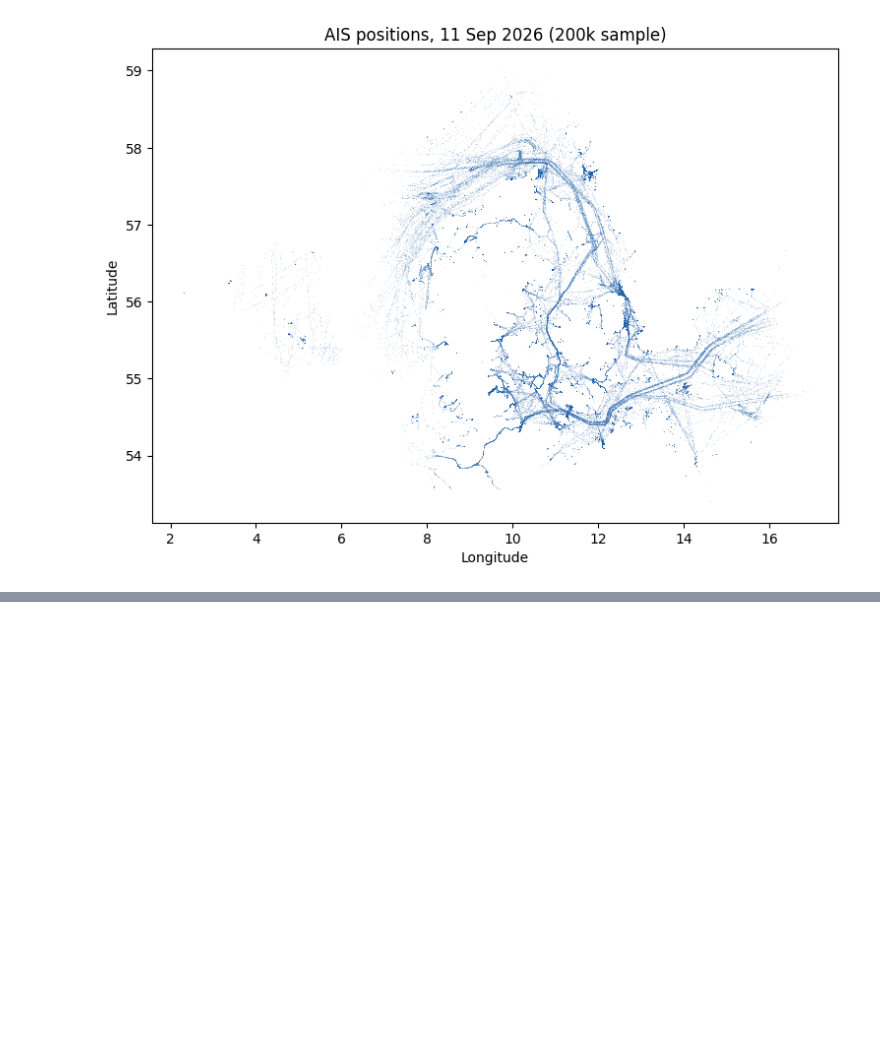
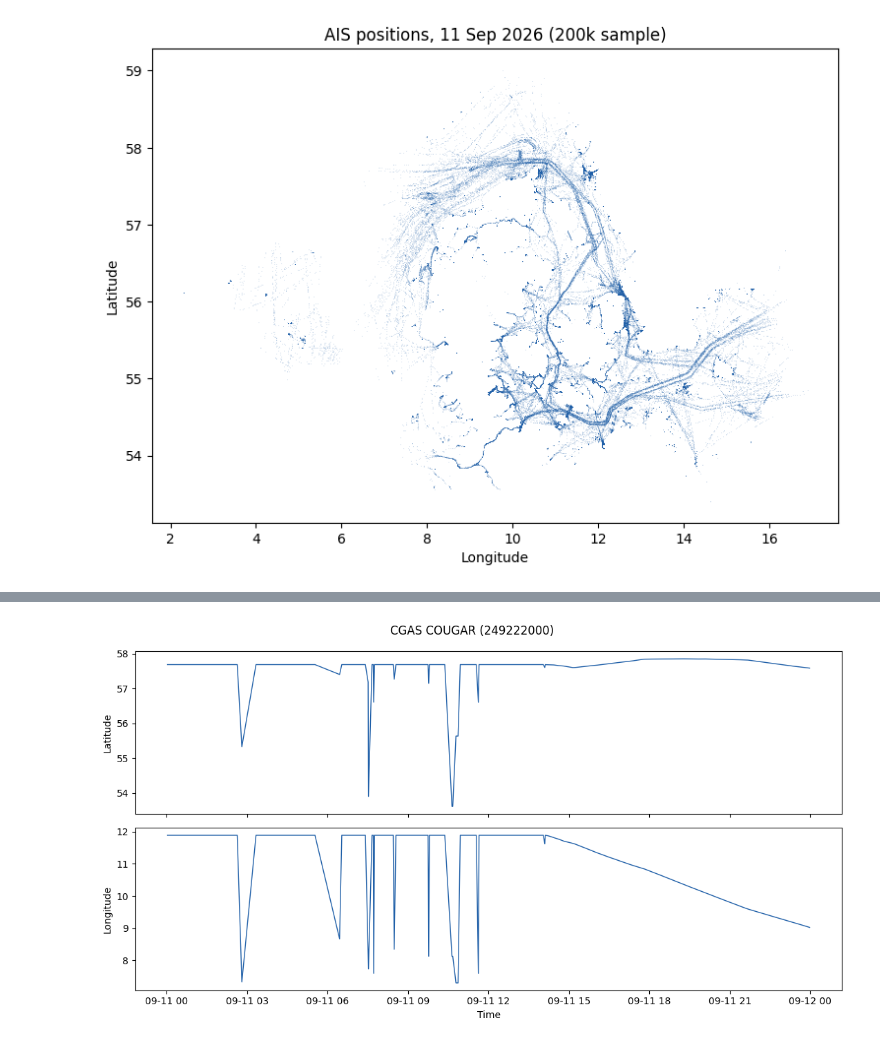
Before and after one commit to abir171915/vessel_tracking, a Jupyter notebook: ve_track.ipynb, the cells around one changed output, grey strips where cells are left out. Saved outputs shown, nothing was run; the diff lists cells and outputs as text; code cells hidden in the pictures; blank space fills up the shorter version.

```diff
--- a/ve_track.ipynb
+++ b/ve_track.ipynb
@@ -403,0 +545,19 @@ plt.show()
+# %%
+# aircraft and other non-vessel MMSI classes
+s = good["MMSI"].astype(str)
+good["is_aircraft"] = s.str.startswith("111")
+
+vessels = good[~good["is_aircraft"]]
+
+jumps = vessels[
+    (vessels["implied_kn"] > 40) &      # too fast
+    (vessels["dist_nm"] > 1.0) &        # moved a real distance, not GPS wobble
+    (vessels["dt_s"] >= 30)             # enough time that the division is meaningful
+]
+
+print("jump steps:", len(jumps), "| ships:", jumps["MMSI"].nunique())
+
+jumps.groupby("MMSI").agg(
+    jumps=("MMSI", "size"), name=("Name", "first"), stype=("Ship type", "first"),
+    max_kn=("implied_kn", "max"), max_nm=("dist_nm", "max"), sog_med=("SOG", "median"),
+).sort_values("max_nm", ascending=False).head(15)
@@ -403,0 +583,7 @@ plt.show()
+# %%
+v = vessels[vessels["MMSI"] == 249222000].sort_values("Timestamp")
+print(len(v), "rows |", v["Timestamp"].min(), "→", v["Timestamp"].max())
+
+v[v["implied_kn"] > 40][
+    ["Timestamp", "Latitude", "Longitude", "SOG", "COG", "dt_s", "dist_nm", "implied_kn"]
+]
@@ -403,0 +609,10 @@ plt.show()
+# %%
+fig, axes = plt.subplots(2, 1, figsize=(11, 6), sharex=True)
+axes[0].plot(v["Timestamp"], v["Latitude"], linewidth=1, color="#1f5fa8")
+axes[0].set_ylabel("Latitude")
+axes[1].plot(v["Timestamp"], v["Longitude"], linewidth=1, color="#1f5fa8")
+axes[1].set_ylabel("Longitude"); axes[1].set_xlabel("Time")
+fig.suptitle("CGAS COUGAR (249222000)")
+plt.tight_layout(); plt.show()
+# %% [output]
+[figure, added]
```
Also changed, not shown: parts of 21 cells of this notebook.
